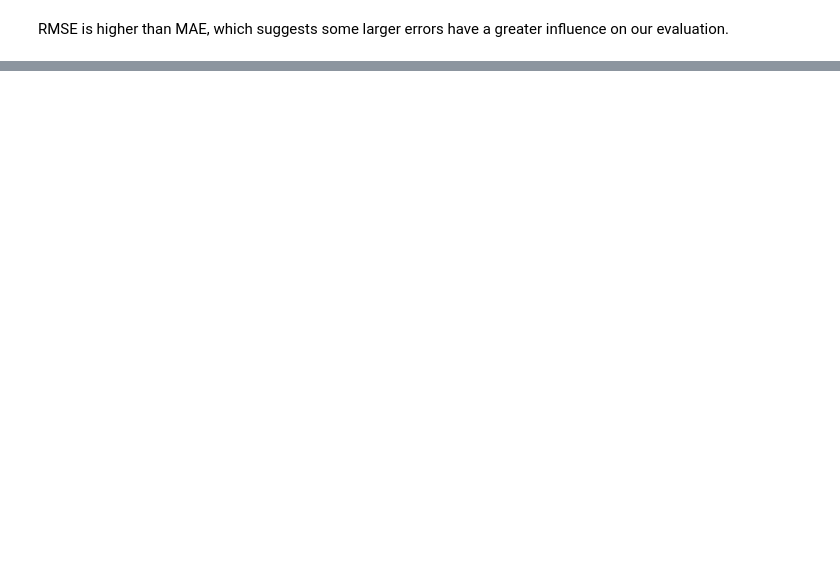
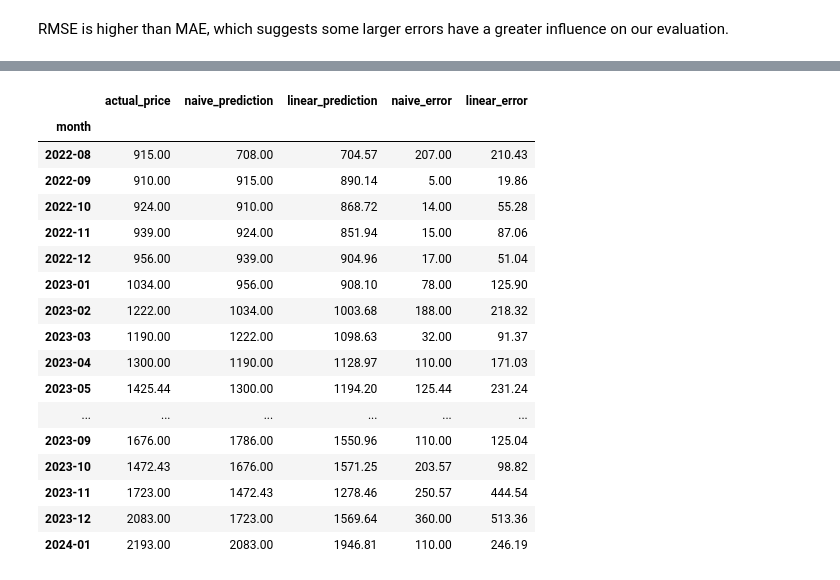
Before and after one commit to Ishigami-suhlaing/Myanmar-Food-Price-Forecasting, a Jupyter notebook: notebooks/05_feature_engineering.ipynb, the cells around one changed output, grey strips where cells are left out. Drawn from its saved outputs; the diff is of its cells as text; code cells hidden in the pictures; blank space fills up the shorter version.

```diff
--- a/notebooks/05_feature_engineering.ipynb
+++ b/notebooks/05_feature_engineering.ipynb
@@ -611,0 +677,65 @@ RMSE is higher than MAE, which suggests some larger errors have a greater influe
+# %%
+# Prepare training and validation datasets
+train = df_full_eval.loc[:train_end_date]
+
+val = df_full_eval.loc[
+    val_start_date:val_end_date
+]
+
+# Fit Full Linear Regression
+model = make_pipeline(
+    StandardScaler(),
+    LinearRegression()
+)
+
+X_train = train.drop(columns=["monthly_price"])
+y_train = train["monthly_price"]
+
+X_val = val.drop(columns=["monthly_price"])
+
+model.fit(X_train, y_train)
+
+# Generate ML predictions
+linear_predictions = model.predict(X_val)
+
+# Compare predictions
+comparison = pd.DataFrame(
+    {
+        "actual_price": val["monthly_price"],
+        "naive_prediction": val["lag_1"],
+        "linear_prediction": linear_predictions
+    },
+    index=val.index
+)
+
+# Calculate absolute errors
+comparison["naive_error"] = (
+    comparison["actual_price"]
+    - comparison["naive_prediction"]
+).abs()
+
+comparison["linear_error"] = (
+    comparison["actual_price"]
+    - comparison["linear_prediction"]
+).abs()
+
+display(comparison.round(2))
+# %% [output]
+|  | actual_price | naive_prediction | linear_prediction | naive_error | linear_error |
+| month |  |  |  |  |  |
+| 2022-08 | 915.00 | 708.00 | 704.57 | 207.00 | 210.43 |
+| 2022-09 | 910.00 | 915.00 | 890.14 | 5.00 | 19.86 |
+| 2022-10 | 924.00 | 910.00 | 868.72 | 14.00 | 55.28 |
+| 2022-11 | 939.00 | 924.00 | 851.94 | 15.00 | 87.06 |
+| 2022-12 | 956.00 | 939.00 | 904.96 | 17.00 | 51.04 |
+| 2023-01 | 1034.00 | 956.00 | 908.10 | 78.00 | 125.90 |
+| 2023-02 | 1222.00 | 1034.00 | 1003.68 | 188.00 | 218.32 |
+| 2023-03 | 1190.00 | 1222.00 | 1098.63 | 32.00 | 91.37 |
+| 2023-04 | 1300.00 | 1190.00 | 1128.97 | 110.00 | 171.03 |
+| 2023-05 | 1425.44 | 1300.00 | 1194.20 | 125.44 | 231.24 |
+| ... | ... | ... | ... | ... | ... |
+| 2023-09 | 1676.00 | 1786.00 | 1550.96 | 110.00 | 125.04 |
+| 2023-10 | 1472.43 | 1676.00 | 1571.25 | 203.57 | 98.82 |
+| 2023-11 | 1723.00 | 1472.43 | 1278.46 | 250.57 | 444.54 |
+| 2023-12 | 2083.00 | 1723.00 | 1569.64 | 360.00 | 513.36 |
+| 2024-01 | 2193.00 | 2083.00 | 1946.81 | 110.00 | 246.19 |
```
Also changed, not shown: parts of 11 cells of this notebook.
